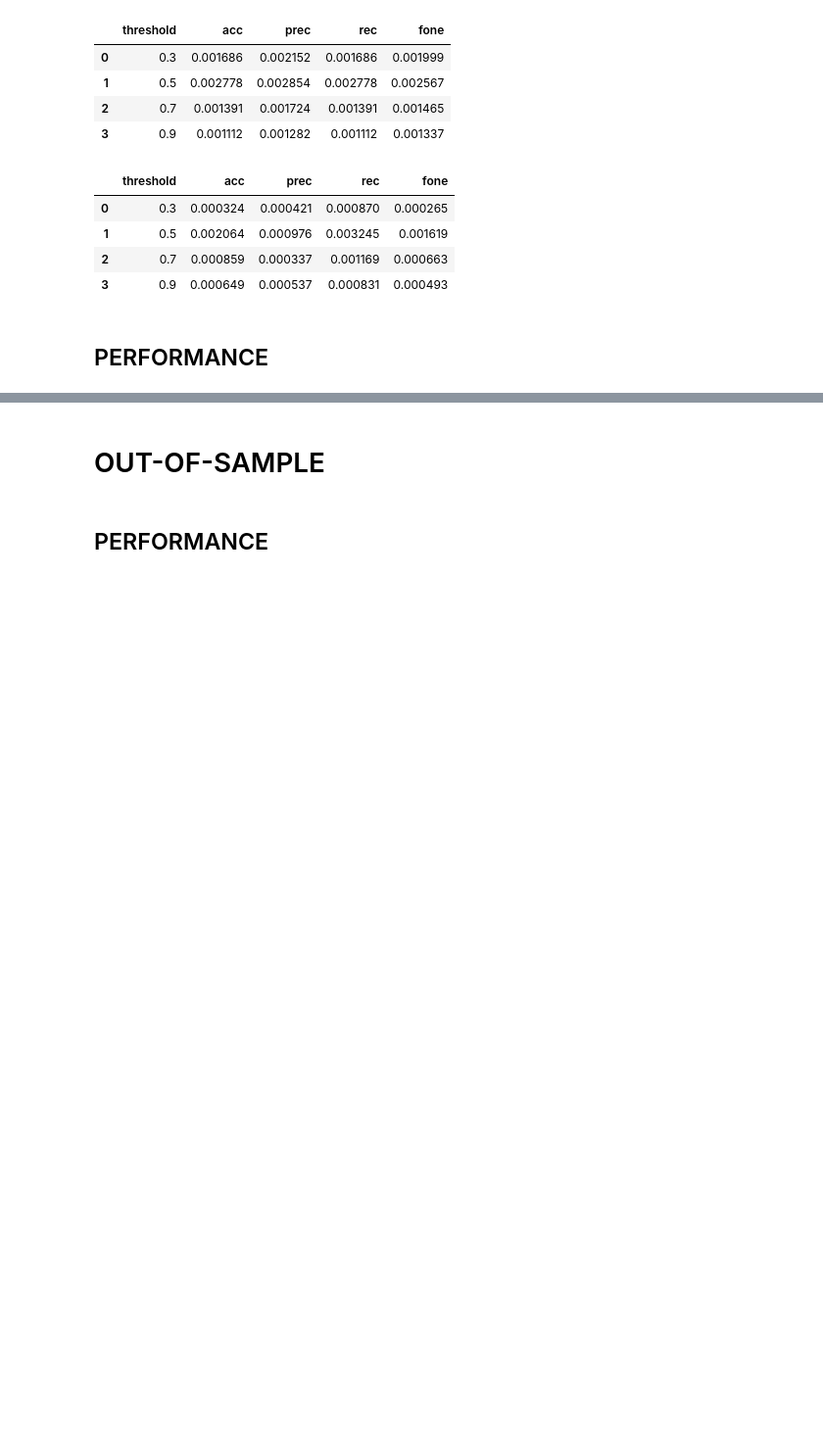
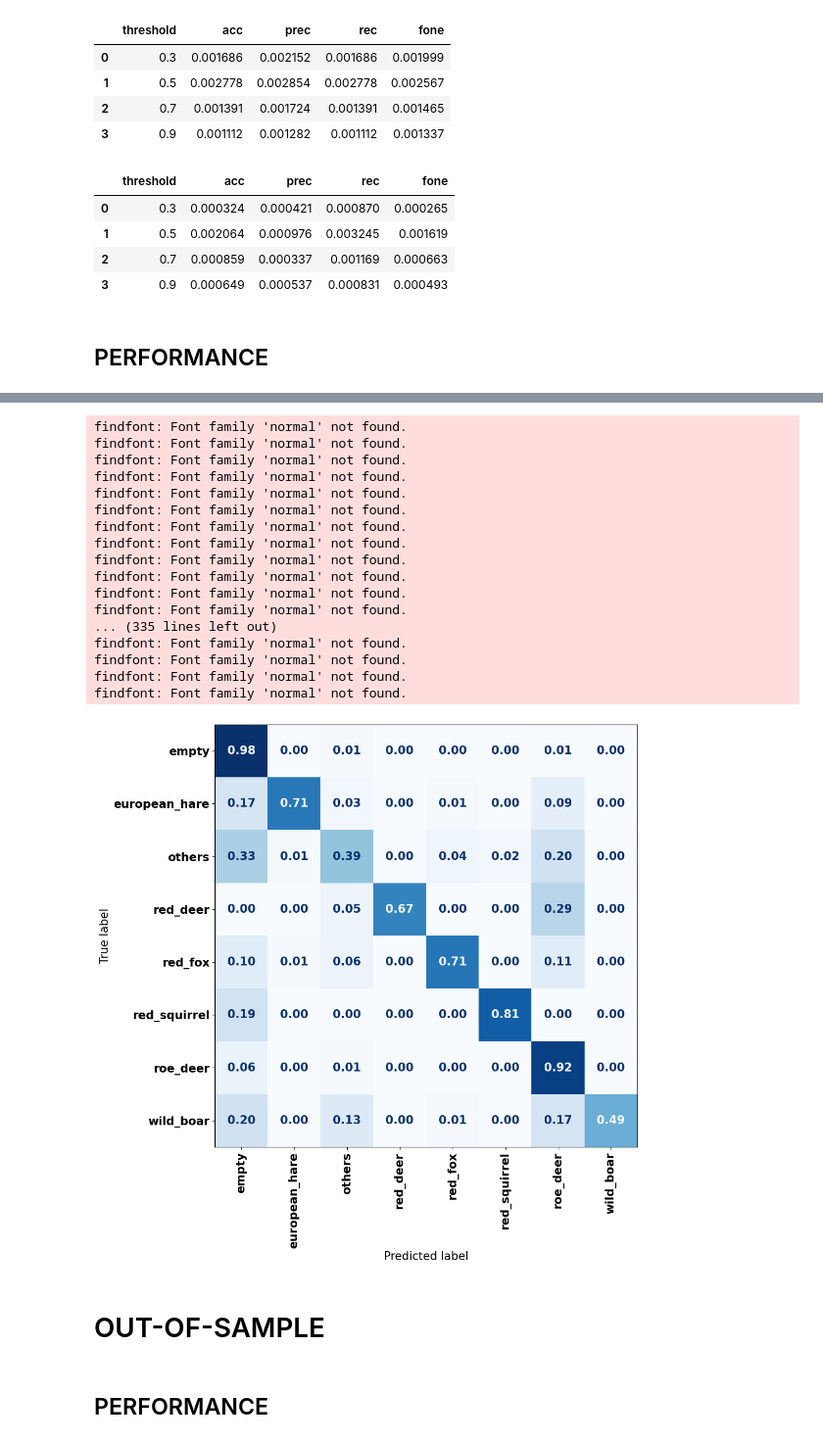
Before and after one commit to slds-lmu/wildlife-experiments, a Jupyter notebook: results_light_2.ipynb, the cells around one changed output, grey strips where cells are left out. Shown at 98% size. Cells and saved outputs as stored; diff of their text form; code cells hidden in the pictures; blank space fills up the shorter version.

```diff
--- a/results_light_2.ipynb
+++ b/results_light_2.ipynb
@@ -241,3 +263,28 @@ european_hare       0.91      0.71      0.80       192
+# %%
+cmp = ConfusionMatrixDisplay.from_predictions(y_true=np.array(y_trues), y_pred=np.array(y_preds), **CONFMAT_ARGS)
+fig = cmp.figure_
+fig.set_figwidth(12)
+fig.set_figheight(10)
+plt.savefig('cm_insample.eps')
+# %% [output]
+findfont: Font family 'normal' not found.
+findfont: Font family 'normal' not found.
+findfont: Font family 'normal' not found.
+findfont: Font family 'normal' not found.
+findfont: Font family 'normal' not found.
+findfont: Font family 'normal' not found.
+findfont: Font family 'normal' not found.
+findfont: Font family 'normal' not found.
+findfont: Font family 'normal' not found.
+findfont: Font family 'normal' not found.
+findfont: Font family 'normal' not found.
+findfont: Font family 'normal' not found.
+... (335 lines left out)
+findfont: Font family 'normal' not found.
+findfont: Font family 'normal' not found.
+findfont: Font family 'normal' not found.
+findfont: Font family 'normal' not found.
+[figure, added]
 # %% [markdown]
 # OUT-OF-SAMPLE
 # %% [markdown]
```
Also changed, not shown: parts of 12 cells of this notebook, 2 other files.
